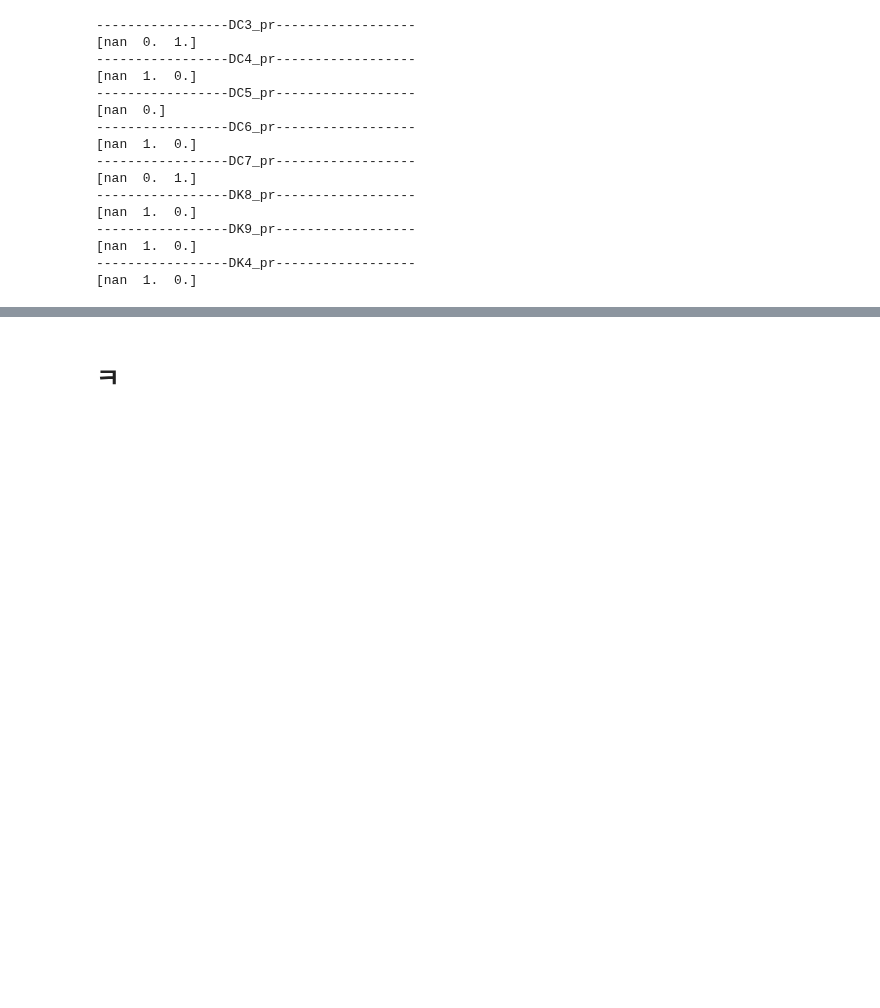
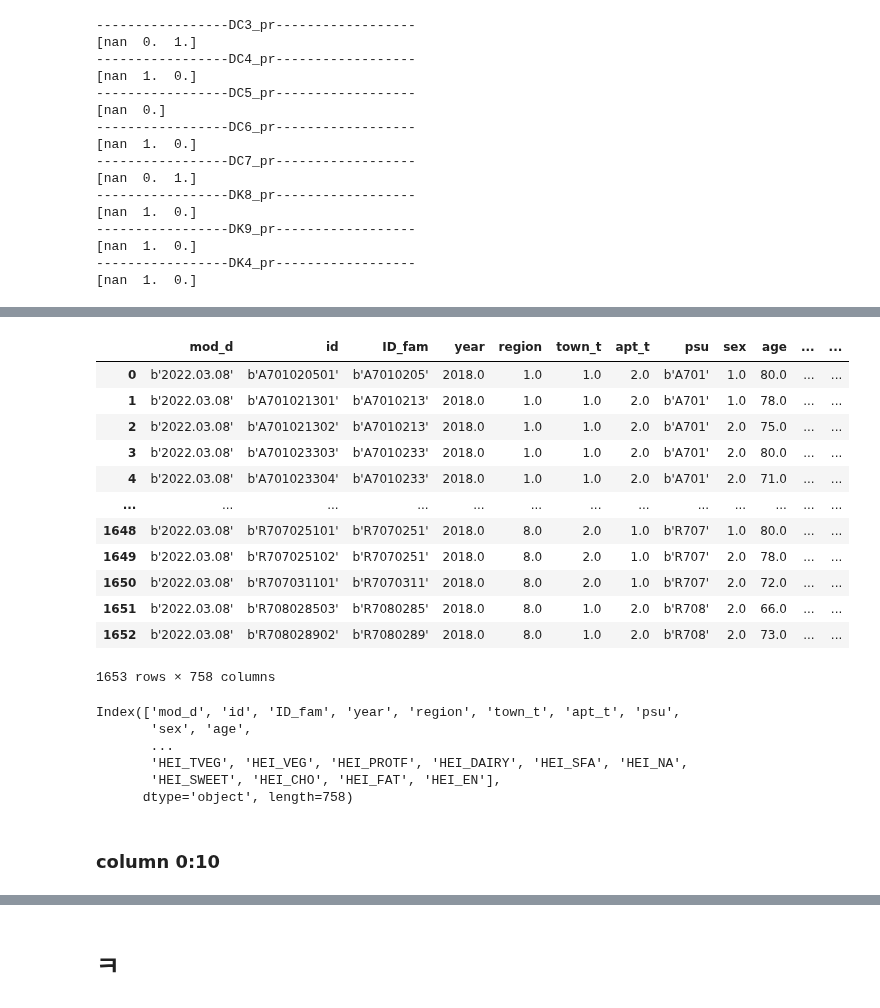
Before and after one commit to knu-final-project/sas_view, a Jupyter notebook: corr_18.ipynb, the cells around one changed output, grey strips where cells are left out. Cells and saved outputs as stored; diff of their text form; code cells hidden in the pictures; blank space fills up the shorter version.

```diff
--- a/corr_18.ipynb
+++ b/corr_18.ipynb
@@ -510,0 +532,30 @@ for i in age18_2_column[20:28]:
+# %%
+# 원본 복사 (index리셋)
+pre_age18_1 = age18_1.reset_index().drop(['index'], axis=1)
+pre_age18_1
+# %% [output]
+|  | mod_d | id | ID_fam | year | region | town_t | apt_t | psu | sex | age | ... | ... |
+| 0 | b'2022.03.08' | b'A701020501' | b'A7010205' | 2018.0 | 1.0 | 1.0 | 2.0 | b'A701' | 1.0 | 80.0 | ... | ... |
+| 1 | b'2022.03.08' | b'A701021301' | b'A7010213' | 2018.0 | 1.0 | 1.0 | 2.0 | b'A701' | 1.0 | 78.0 | ... | ... |
+| 2 | b'2022.03.08' | b'A701021302' | b'A7010213' | 2018.0 | 1.0 | 1.0 | 2.0 | b'A701' | 2.0 | 75.0 | ... | ... |
+| 3 | b'2022.03.08' | b'A701023303' | b'A7010233' | 2018.0 | 1.0 | 1.0 | 2.0 | b'A701' | 2.0 | 80.0 | ... | ... |
+| 4 | b'2022.03.08' | b'A701023304' | b'A7010233' | 2018.0 | 1.0 | 1.0 | 2.0 | b'A701' | 2.0 | 71.0 | ... | ... |
+| ... | ... | ... | ... | ... | ... | ... | ... | ... | ... | ... | ... | ... |
+| 1648 | b'2022.03.08' | b'R707025101' | b'R7070251' | 2018.0 | 8.0 | 2.0 | 1.0 | b'R707' | 1.0 | 80.0 | ... | ... |
+| 1649 | b'2022.03.08' | b'R707025102' | b'R7070251' | 2018.0 | 8.0 | 2.0 | 1.0 | b'R707' | 2.0 | 78.0 | ... | ... |
+| 1650 | b'2022.03.08' | b'R707031101' | b'R7070311' | 2018.0 | 8.0 | 2.0 | 1.0 | b'R707' | 2.0 | 72.0 | ... | ... |
+| 1651 | b'2022.03.08' | b'R708028503' | b'R7080285' | 2018.0 | 8.0 | 1.0 | 2.0 | b'R708' | 2.0 | 66.0 | ... | ... |
+| 1652 | b'2022.03.08' | b'R708028902' | b'R7080289' | 2018.0 | 8.0 | 1.0 | 2.0 | b'R708' | 2.0 | 73.0 | ... | ... |
+1653 rows × 758 columns
+# %%
+pre_age18_1_column = pre_age18_1.columns
+pre_age18_1_column
+# %% [output]
+Index(['mod_d', 'id', 'ID_fam', 'year', 'region', 'town_t', 'apt_t', 'psu',
+       'sex', 'age',
+       ...
+       'HEI_TVEG', 'HEI_VEG', 'HEI_PROTF', 'HEI_DAIRY', 'HEI_SFA', 'HEI_NA',
+       'HEI_SWEET', 'HEI_CHO', 'HEI_FAT', 'HEI_EN'],
+      dtype='object', length=758)
+# %% [markdown]
+### column 0:10
```
Also changed, not shown: parts of 17 cells of this notebook.
